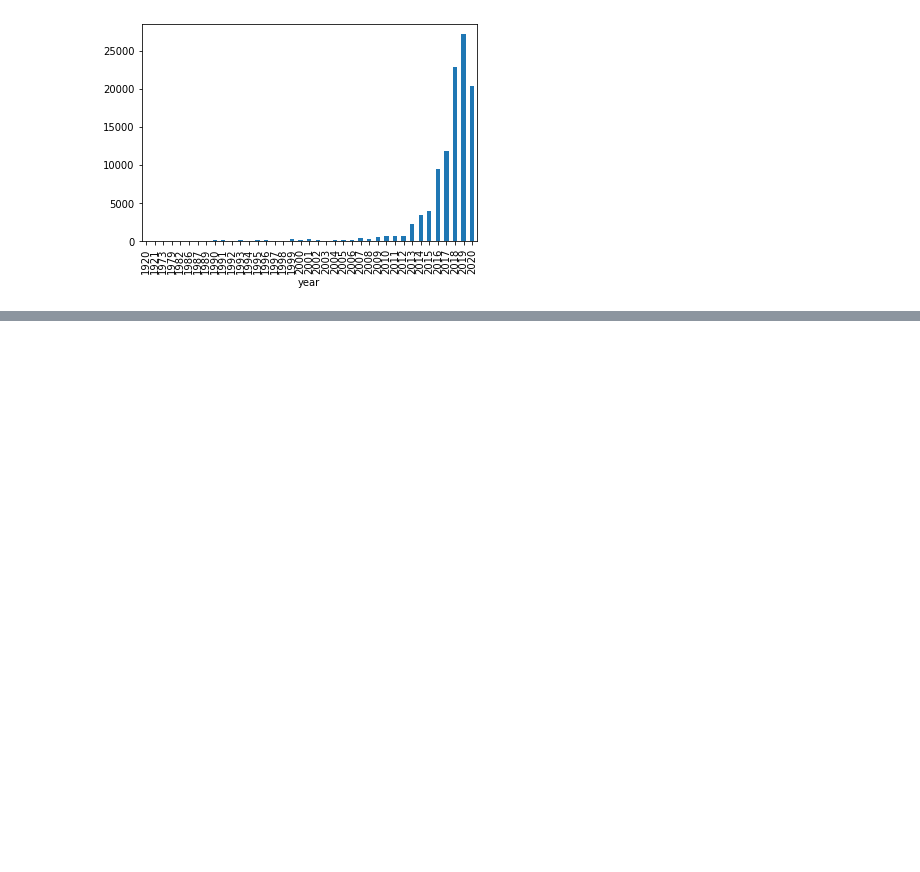
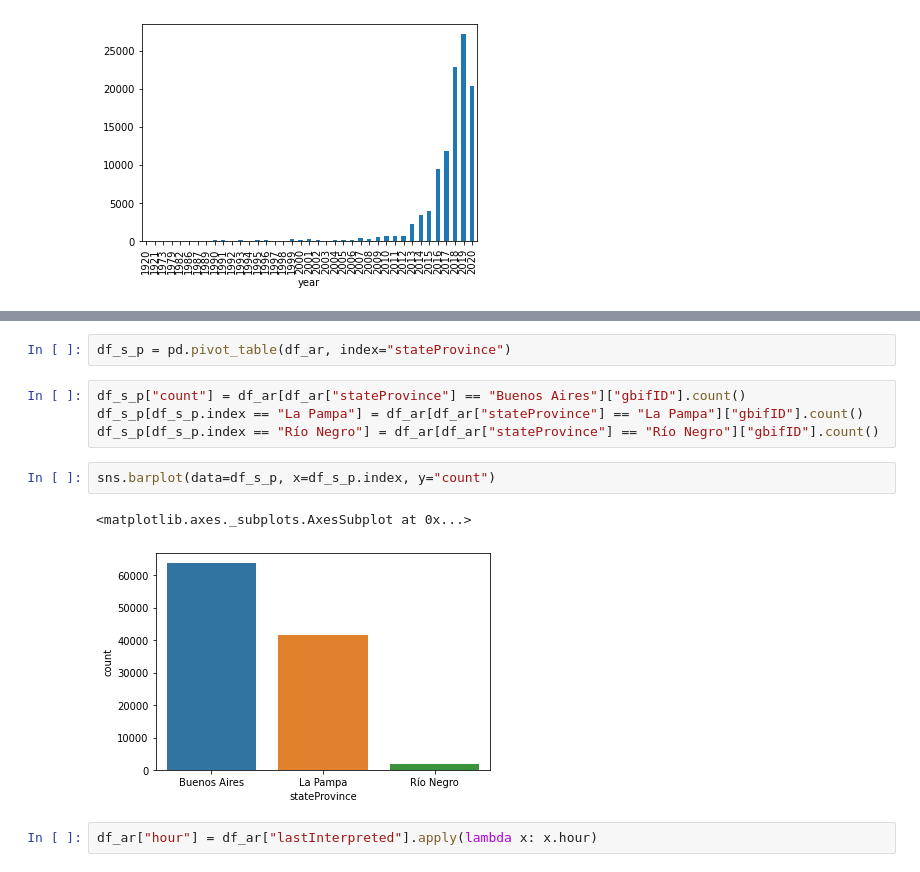
Before and after one commit to zedeme/Argentinian-Birds, a Jupyter notebook: gh_ArgentinianBirds.ipynb, the cells around one changed output, grey strips where cells are left out. Drawn from its saved outputs; the diff is of its cells as text; blank space fills up the shorter version.

```diff
--- a/gh_ArgentinianBirds.ipynb
+++ b/gh_ArgentinianBirds.ipynb
@@ -186 +206,14 @@ Pandionidae           0.001
 Name: family, dtype: float64
+# %%
+df_s_p = pd.pivot_table(df_ar, index="stateProvince")
+# %%
+df_s_p["count"] = df_ar[df_ar["stateProvince"] == "Buenos Aires"]["gbifID"].count()
+df_s_p[df_s_p.index == "La Pampa"] = df_ar[df_ar["stateProvince"] == "La Pampa"]["gbifID"].count()
+df_s_p[df_s_p.index == "Río Negro"] = df_ar[df_ar["stateProvince"] == "Río Negro"]["gbifID"].count()
+# %%
+sns.barplot(data=df_s_p, x=df_s_p.index, y="count")
+# %% [output]
+<matplotlib.axes._subplots.AxesSubplot at 0x...>
+[figure, added]
+# %%
+df_ar["hour"] = df_ar["lastInterpreted"].apply(lambda x: x.hour)
```
Also changed, not shown: parts of 7 cells of this notebook.
